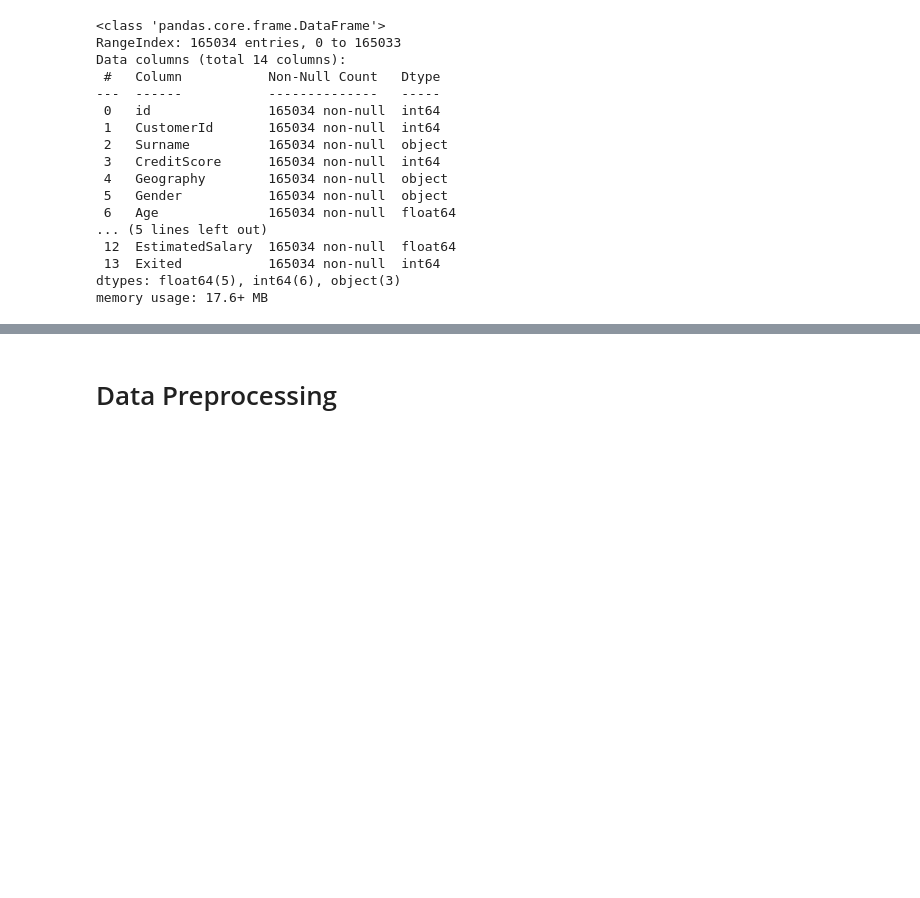
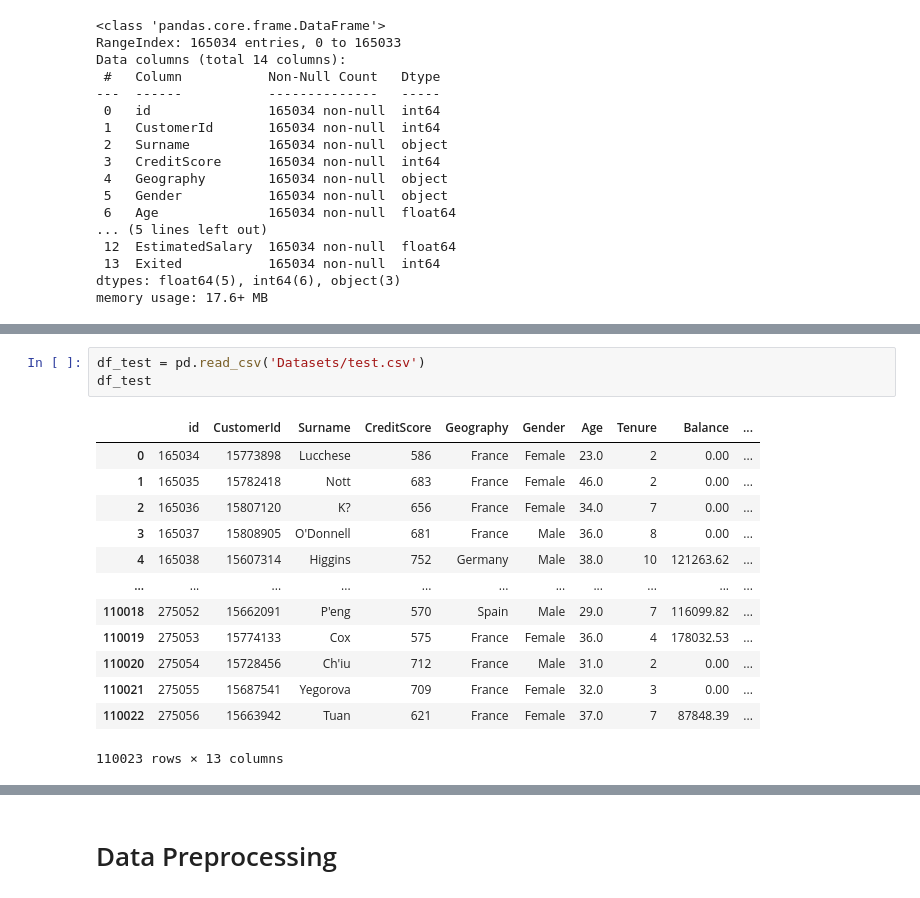
Before and after one commit to JayaWinata/Final-Project-PPM, a Jupyter notebook: Bank-Churn/bank_churn.ipynb, the cells around one changed output, grey strips where cells are left out. Saved outputs shown, nothing was run; the diff lists cells and outputs as text; blank space fills up the shorter version.

```diff
--- a/Bank-Churn/bank_churn.ipynb
+++ b/Bank-Churn/bank_churn.ipynb
@@ -58,0 +47,17 @@ df.describe()
+# %%
+df_test = pd.read_csv('Datasets/test.csv')
+df_test
+# %% [output]
+|  | id | CustomerId | Surname | CreditScore | Geography | Gender | Age | Tenure | Balance | ... |
+| 0 | 165034 | 15773898 | Lucchese | 586 | France | Female | 23.0 | 2 | 0.00 | ... |
+| 1 | 165035 | 15782418 | Nott | 683 | France | Female | 46.0 | 2 | 0.00 | ... |
+| 2 | 165036 | 15807120 | K? | 656 | France | Female | 34.0 | 7 | 0.00 | ... |
+| 3 | 165037 | 15808905 | O'Donnell | 681 | France | Male | 36.0 | 8 | 0.00 | ... |
+| 4 | 165038 | 15607314 | Higgins | 752 | Germany | Male | 38.0 | 10 | 121263.62 | ... |
+| ... | ... | ... | ... | ... | ... | ... | ... | ... | ... | ... |
+| 110018 | 275052 | 15662091 | P'eng | 570 | Spain | Male | 29.0 | 7 | 116099.82 | ... |
+| 110019 | 275053 | 15774133 | Cox | 575 | France | Female | 36.0 | 4 | 178032.53 | ... |
+| 110020 | 275054 | 15728456 | Ch'iu | 712 | France | Male | 31.0 | 2 | 0.00 | ... |
+| 110021 | 275055 | 15687541 | Yegorova | 709 | France | Female | 32.0 | 3 | 0.00 | ... |
+| 110022 | 275056 | 15663942 | Tuan | 621 | France | Female | 37.0 | 7 | 87848.39 | ... |
+110023 rows × 13 columns
```
Also changed, not shown: parts of 10 cells of this notebook.
